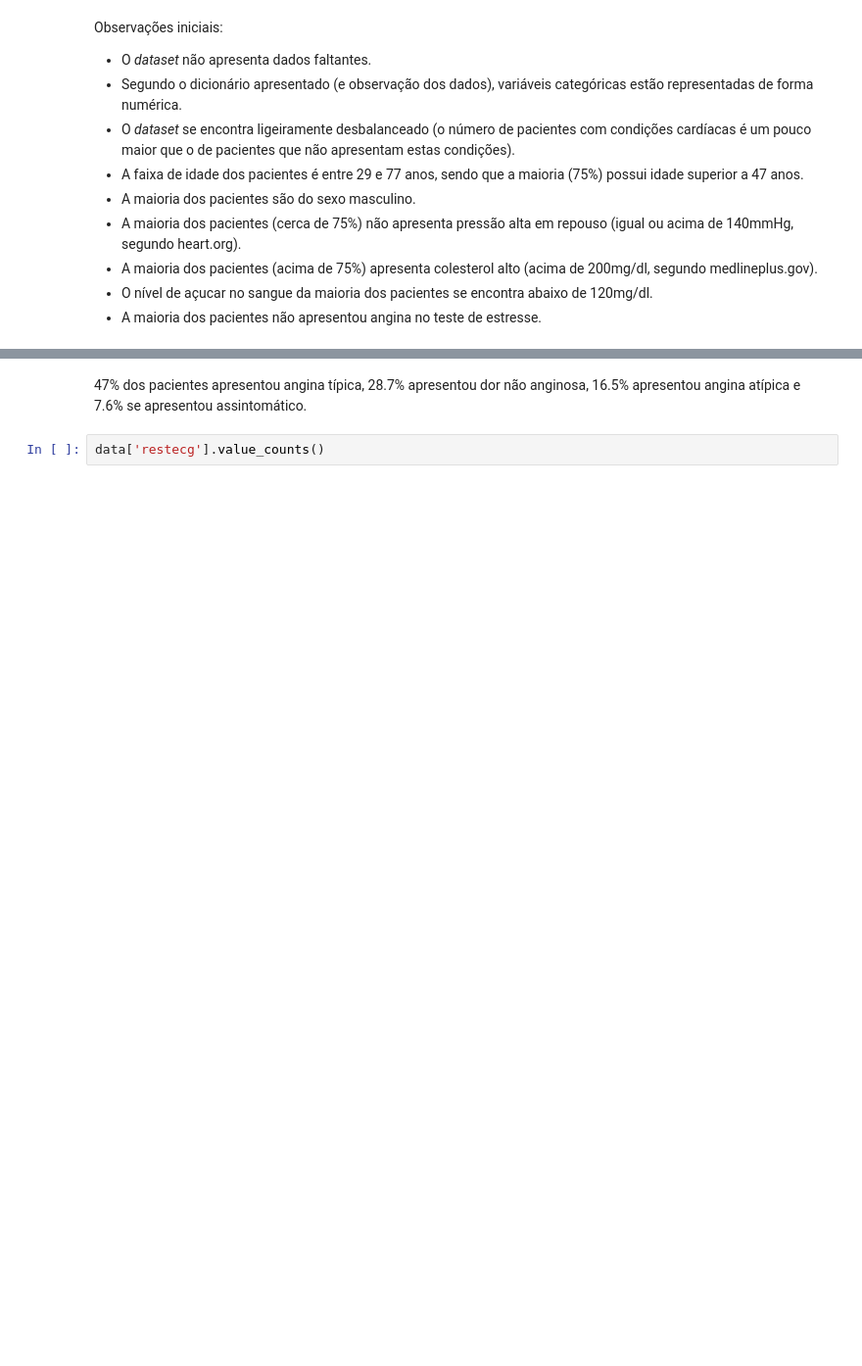
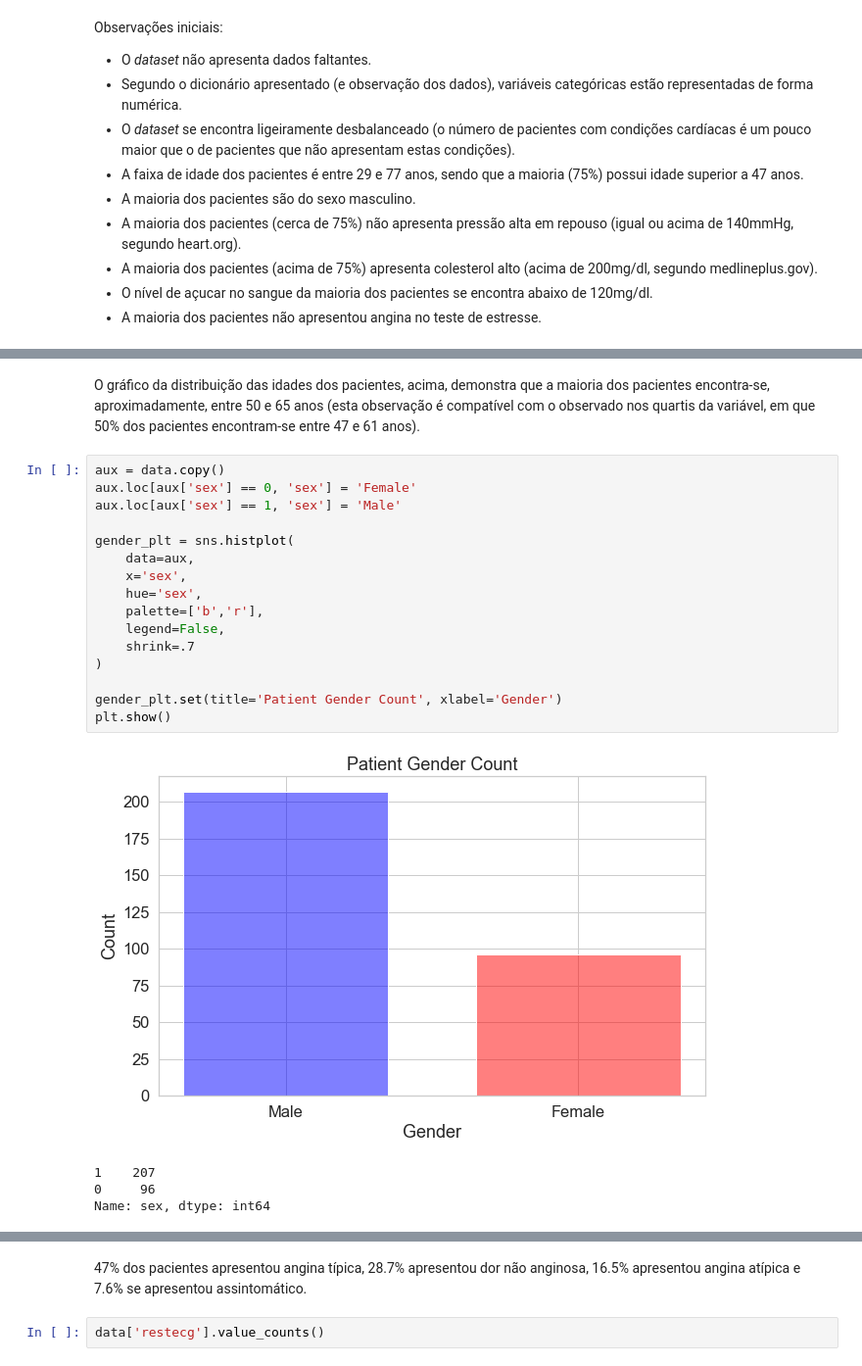
Before and after one commit to rfmf/ds_portfolio, a Jupyter notebook: EDA/Análise de Dados de Pacientes de Doenças Cardíacas/heart_disease_analysis.ipynb, the cells around one changed output, grey strips where cells are left out. Shown: that part at 98% size. Saved outputs shown, nothing was run; the diff lists cells and outputs as text; blank space fills up the shorter version.

```diff
--- a/EDA/Análise de Dados de Pacientes de Doenças Cardíacas/heart_disease_analysis.ipynb
+++ b/EDA/Análise de Dados de Pacientes de Doenças Cardíacas/heart_disease_analysis.ipynb
@@ -121,0 +136,23 @@ Name: cp, dtype: int64
+# %% [markdown]
+O gráfico da distribuição das idades dos pacientes, acima, demonstra que a maioria dos pacientes encontra-se, aproximadamente, entre 50 e 65 anos (esta observação é compatível com o observado nos quartis da variável, em que 50% dos pacientes encontram-se entre 47 e 61 anos).
+# %%
+aux = data.copy()
+aux.loc[aux['sex'] == 0, 'sex'] = 'Female'
+aux.loc[aux['sex'] == 1, 'sex'] = 'Male'
+
+gender_plt = sns.histplot(
+    data=aux,
+    x='sex',
+    hue='sex',
+    palette=['b','r'],
+    legend=False,
+    shrink=.7
+)
+
+gender_plt.set(title='Patient Gender Count', xlabel='Gender')
+plt.show()
+# %% [output]
+[figure, added]
+1    207
+0     96
+Name: sex, dtype: int64
```
Also changed, not shown: parts of 5 cells of this notebook.
